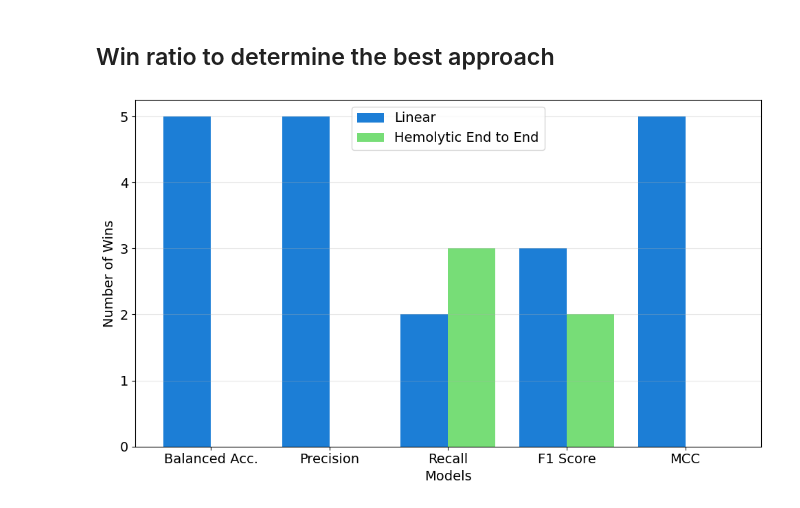
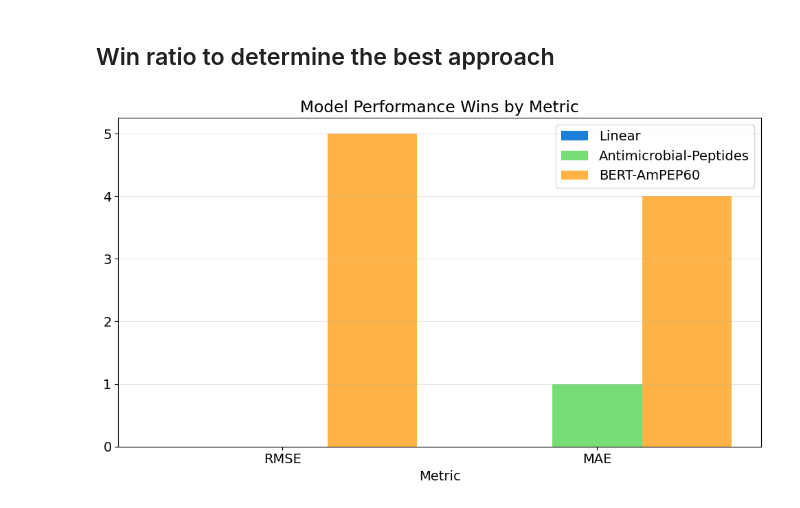
Before and after one commit to anthol42/QMAP, a Jupyter notebook: eval_prev_works/full_hemolytic.ipynb, the cells around one changed output. Saved outputs shown, nothing was run; the diff lists cells and outputs as text; code cells hidden in the pictures.

Commit message:
Feat(all related works results)

```diff
--- a/eval_prev_works/full_hemolytic.ipynb
+++ b/eval_prev_works/full_hemolytic.ipynb
@@ -4,14 +4,17 @@ import pandas as pd
 import matplotlib.pyplot as plt
 import numpy as np
 from matplotlib.patches import Rectangle
-# %%
-plt.rcParams['axes.prop_cycle'] = plt.cycler(color=['#1C7ED6', '#77DD77', '#FFB347', '#FF6961', '#17BECF', '#F4D35E'])
-plt.rcParams.update({'font.size': 14})
-if not os.path.exists("figs"):
-    os.makedirs("figs")
+# %%
+colors = ['#1C7ED6', '#77DD77', '#FFB347', '#FF6961', '#17BECF', '#F4D35E']
+plt.rcParams['axes.prop_cycle'] = plt.cycler(color=colors)
+# Set font size
+plt.rcParams.update({'font.size': 14})
+if not os.path.exists('figs'):
+    os.makedirs('figs')
 # %%
-linear = pd.read_csv('HemoLinear/results/full.csv', index_col=0)
-end2end = pd.read_csv('hemo_end2end/results/full.csv', index_col=0)
+linear = pd.read_csv('Linear/results/full.csv', index_col=0)
+anti_peptide = pd.read_csv('Antimicrobial-Peptides/results/full.csv', index_col=0)
+regression = pd.read_csv('AMP_regression_EC_SA/results/full.csv', index_col=0)
 # %%
 def get_values(df, metric):
     """
@@ -98,13 +106,14 @@ def plot_wins(metrics, direction, alias: list[str] = None):
     Returns: A matplotlib figure and axis object containing the bar plot of wins for each model.
 
     """
-    candidates_names = ['Linear', 'Hemolytic End to End']
+    candidates_names = ['Linear', 'Antimicrobial-Peptides', 'BERT-AmPEP60']
     wins = {candidate_name: {metric: 0 for metric in metrics} for candidate_name in candidates_names}
     for split in range(5):
         for metric in metrics:
             linear_value = linear.loc[linear['split'] == split][metric].item()
-            end2end_value = end2end.loc[end2end['split'] == split][metric].item()
-            candidates = [linear_value, end2end_value]
+            anti_peptide_value = anti_peptide.loc[anti_peptide['split'] == split][metric].item()
+            regression_value = regression.loc[regression['split'] == split][metric].item()
+            candidates = [linear_value, anti_peptide_value, regression_value]
             if direction == 'min':
                 winner = np.argmin(candidates)
             else:
@@ -125,7 +134,6 @@ def plot_wins(metrics, direction, alias: list[str] = None):
         gap_between_groups = 0
         bar_width = 1 / 3
     x_positions = np.arange(len(metrics)) * (n_models * bar_width + gap_between_groups)
-
     # Create the figure and axis
     fig, ax = plt.subplots(figsize=(10, 6))
 
@@ -135,12 +143,12 @@ def plot_wins(metrics, direction, alias: list[str] = None):
                            label=name, color=colors[i])
 
     # Add labels and title
-    ax.set_xlabel('Models')
-    ax.set_ylabel('Number of Wins')
-    # ax.set_title('Model Performance Wins by Metric')
+    ax.set_xlabel('Metric')
+    # ax.set_ylabel('Number of Wins')
+    ax.set_title('Model Performance Wins by Metric')
 
     # Set x-tick positions to center of each group and add model names
-    ax.set_xticks(x_positions + bar_width / 2)
+    ax.set_xticks(x_positions + bar_width)
     ax.set_xticklabels(alias or metrics)
 
     # Add legend
@@ -151,7 +159,7 @@ def plot_wins(metrics, direction, alias: list[str] = None):
     plt.tight_layout()
     return fig, ax
 # %%
-plot_wins(["balanced_accuracy", 'precision', 'recall', 'f1', 'mcc'], 'max', ['Balanced Acc.', 'Precision', 'Recall', 'F1 Score', 'MCC'])
-plt.savefig("figs/hemo_wins_60.svg")
+plot_wins(['rmse', 'mae'], 'min', ['RMSE', 'MAE'])
+plt.savefig('figs/win_loss_60.svg')
 # %% [output]
-[figure, old version]
+[figure, new version]
```
Also changed, not shown: parts of 4 cells of this notebook, 15 other files.
